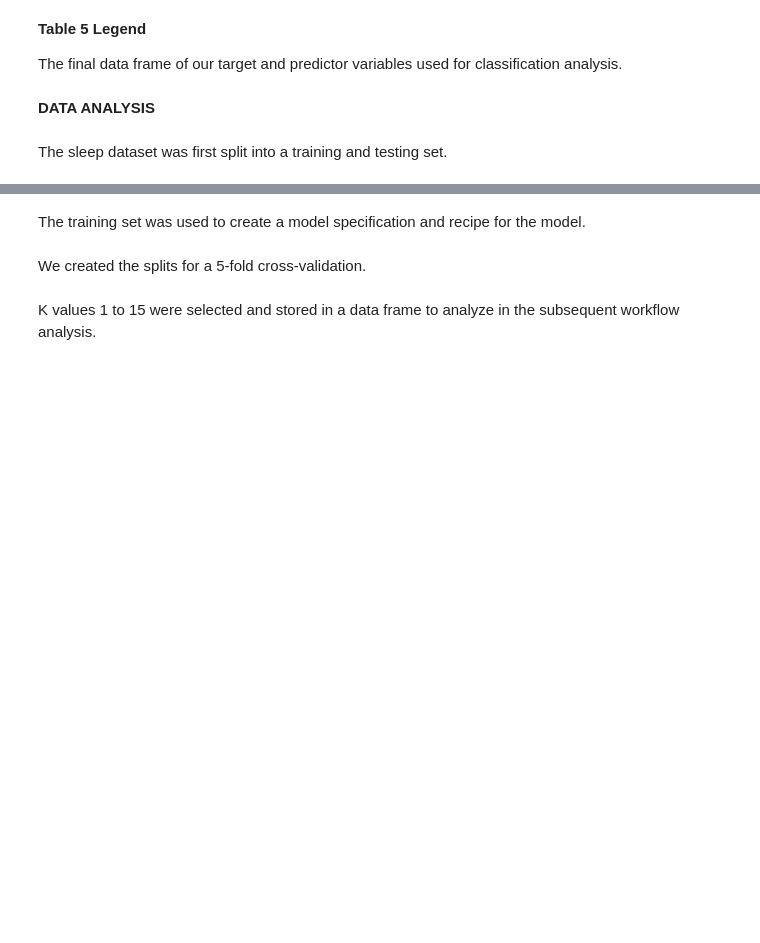
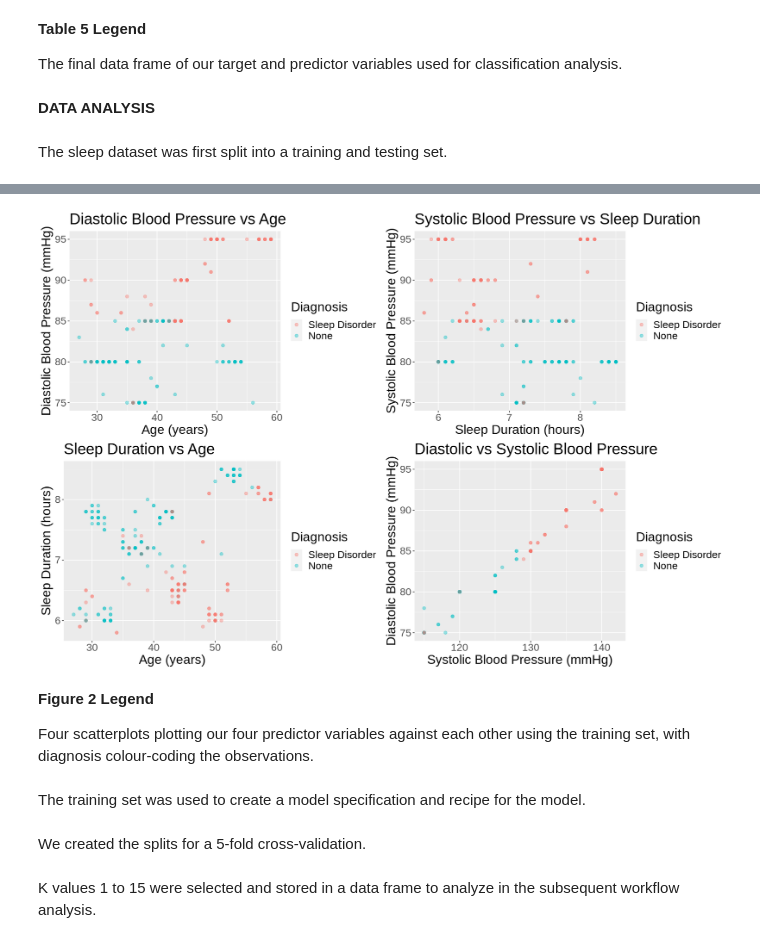
Before and after one commit to hlu10/group-18-dsci100, a Jupyter notebook: project_report.ipynb, the cells around one changed output, grey strips where cells are left out. Drawn from its saved outputs; the diff is of its cells as text; code cells hidden in the pictures; blank space fills up the shorter version.

Commit message:
made scatterplot comparing predictor variables

```diff
--- a/project_report.ipynb
+++ b/project_report.ipynb
@@ -262,3 +250,42 @@ sleep_test <- testing(sleep_split)
+# %%
+Age_Diastolic <- sleep_train |>
+ggplot(aes(x = Age, y = Diastolic.BP, colour = Diagnosis)) +
+geom_point(size = 2, alpha = 0.4) +
+labs(x = "Age (years)", y = "Diastolic Blood Pressure (mmHg)", colour = "Diagnosis") +
+ggtitle("Diastolic Blood Pressure vs Age") +
+theme(text = element_text(size = 20))
+
+Systolic_Sleep <- sleep_train |>
+ggplot(aes(x = Sleep.Duration, y = Diastolic.BP, colour = Diagnosis)) +
+geom_point(size = 2, alpha = 0.4) +
+labs(x = "Sleep Duration (hours)", y = "Systolic Blood Pressure (mmHg)",
+    colour = "Diagnosis") +
+ggtitle("Systolic Blood Pressure vs Sleep Duration") +
+theme(text = element_text(size = 20))
+
+Systolic_Diastolic <- sleep_train |>
+ggplot(aes(x = Systolic.BP, y = Diastolic.BP, colour = Diagnosis)) +
+geom_point(size = 2, alpha = 0.4) +
+labs(x = "Systolic Blood Pressure (mmHg)", y = "Diastolic Blood Pressure (mmHg)",
+    colour = "Diagnosis") +
+ggtitle("Diastolic vs Systolic Blood Pressure") +
+theme(text = element_text(size = 20))
+
+Age_Sleep <- sleep_train |>
+ggplot(aes(x = Age, y = Sleep.Duration, colour = Diagnosis)) +
+geom_point(size = 2, alpha = 0.4) +
+labs(x = "Age (years)", y = "Sleep Duration (hours)",
+    colour = "Diagnosis") +
+ggtitle("Sleep Duration vs Age") +
+theme(text = element_text(size = 20))
+
+plot_grid(Age_Diastolic, Systolic_Sleep, Age_Sleep, Systolic_Diastolic, ncol = 2)
+# %% [output]
+[figure, added]
+# %% [markdown]
+**Figure 2 Legend**
+
+Four scatterplots plotting our four predictor variables against each other using the training set, with diagnosis colour-coding the observations.
 # %% [markdown]
 The training set was used to create a model specification and recipe for the model.
 # %%
```
Also changed, not shown: parts of 7 cells of this notebook.
